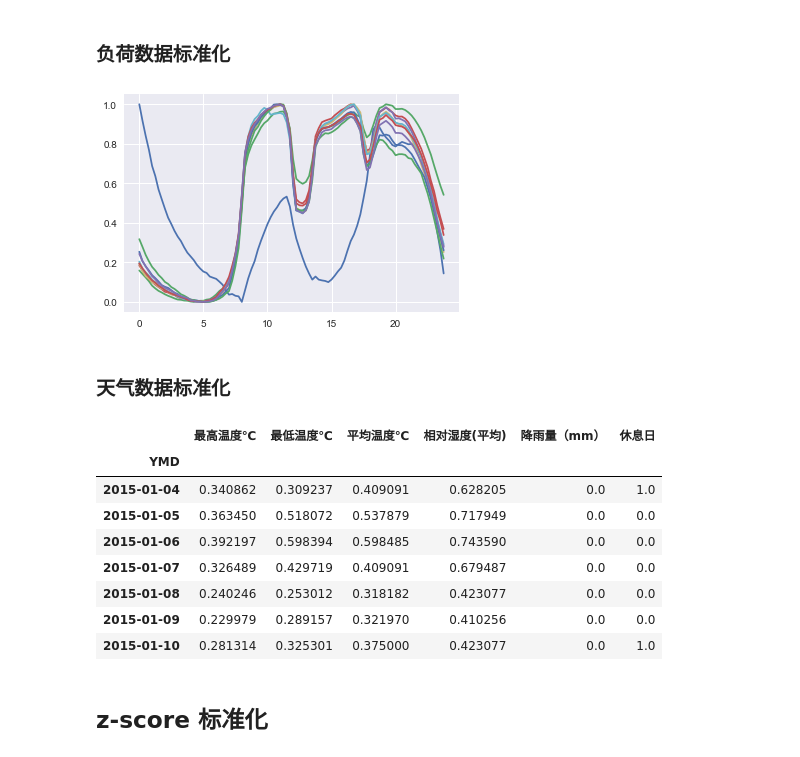
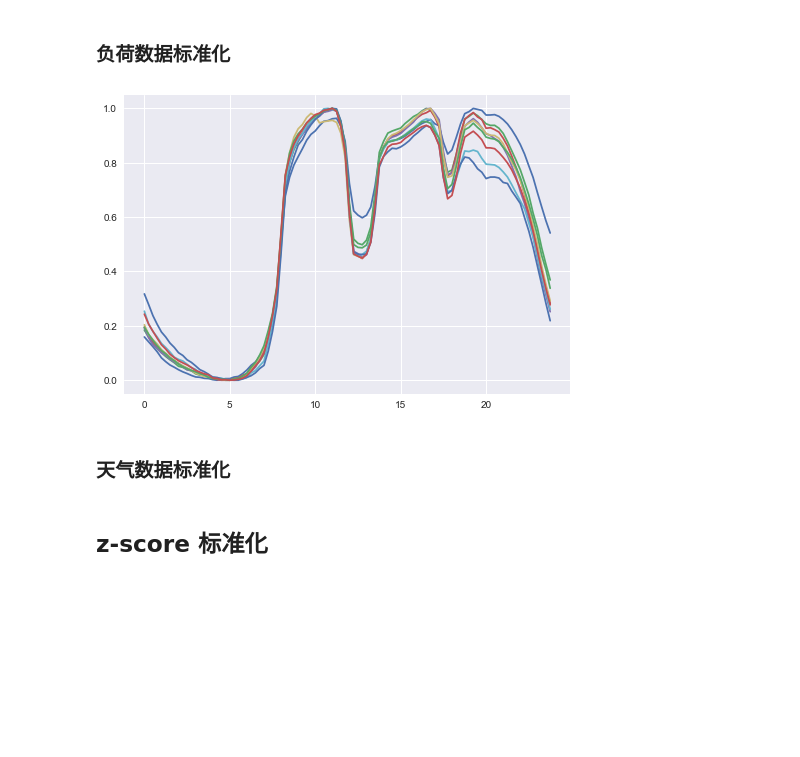
Before and after one commit to Black-Web/notbooks, a Jupyter notebook: jupyternb/eload_forecast.ipynb, the cells around one changed output. Drawn from its saved outputs; the diff is of its cells as text; code cells hidden in the pictures; blank space fills up the shorter version.

```diff
--- a/jupyternb/eload_forecast.ipynb
+++ b/jupyternb/eload_forecast.ipynb
@@ -115,9 +118,11 @@ load_min = regload.T.min()
 load_max = regload.T.max()
 load = ((regload.T - load_min) / (load_max - load_min)).T
 # %%
-load[:10].T.plot();plt.legend('');plt.show()
+load[1:10].T.plot();plt.legend('');
+# plt.savefig('images/dayload.svg');
+plt.show()
 # %% [output]
-[figure, old version]
+[figure, new version]
 # %%
 # Data split
 train_tar = load[:900]
@@ -137,16 +142,4 @@ train_data,val_data,test_data = [((data - weather_min) / (weather_max - weather_
                                  for data in (train_data,val_data,test_data)]
-# %%
-test_data
-# %% [output]
-|  | 最高温度℃ | 最低温度℃ | 平均温度℃ | 相对湿度(平均) | 降雨量（mm） | 休息日 |
-| YMD |  |  |  |  |  |  |
-| 2015-01-04 | 0.340862 | 0.309237 | 0.409091 | 0.628205 | 0.0 | 1.0 |
-| 2015-01-05 | 0.363450 | 0.518072 | 0.537879 | 0.717949 | 0.0 | 0.0 |
-| 2015-01-06 | 0.392197 | 0.598394 | 0.598485 | 0.743590 | 0.0 | 0.0 |
-| 2015-01-07 | 0.326489 | 0.429719 | 0.409091 | 0.679487 | 0.0 | 0.0 |
-| 2015-01-08 | 0.240246 | 0.253012 | 0.318182 | 0.423077 | 0.0 | 0.0 |
-| 2015-01-09 | 0.229979 | 0.289157 | 0.321970 | 0.410256 | 0.0 | 0.0 |
-| 2015-01-10 | 0.281314 | 0.325301 | 0.375000 | 0.423077 | 0.0 | 1.0 |
 # %% [markdown]
 ## z-score 标准化
 # %% [markdown]
```
Also changed, not shown: parts of 62 cells of this notebook.
